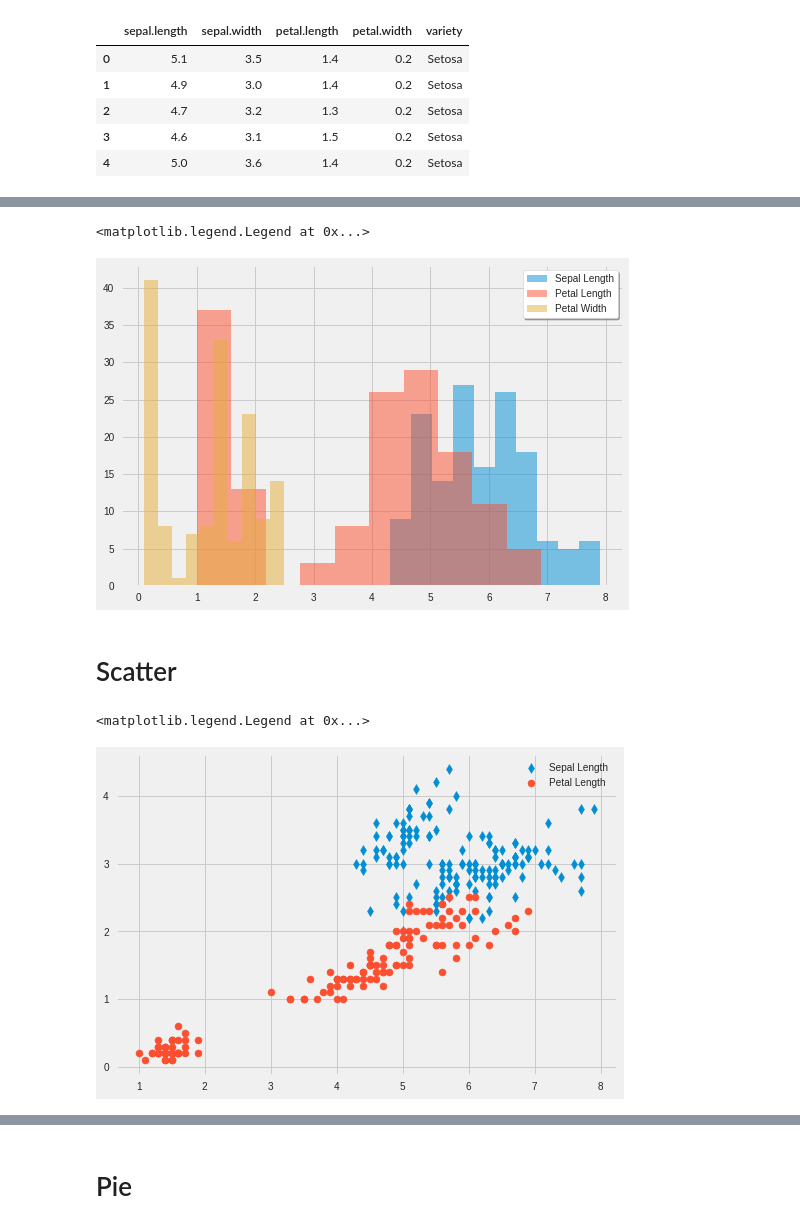
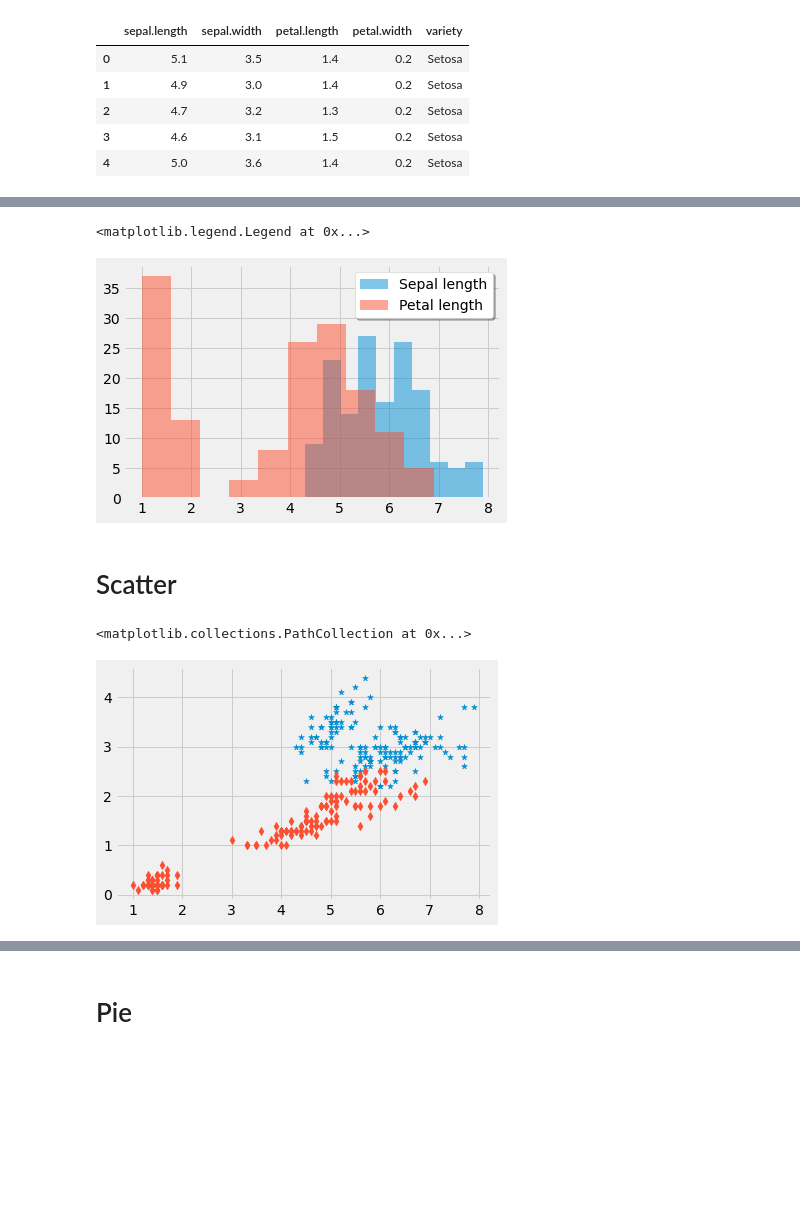
Before and after one commit to Pepcoders/Data-Science-February, a Jupyter notebook: Visualization/Matplotlib_2.ipynb, the cells around one changed output, grey strips where cells are left out. Saved outputs shown, nothing was run; the diff lists cells and outputs as text; code cells hidden in the pictures; blank space fills up the shorter version.

Commit message:
Matplotlib - 2

```diff
--- a/Visualization/Matplotlib_2.ipynb
+++ b/Visualization/Matplotlib_2.ipynb
@@ -118,5 +2,0 @@ plt.plot(x, y)
-# %%
-plt.figure(figsize = (12, 4))
-plt.style.use("seaborn")
-plt.plot(x, y)
-plt.show()
@@ -226,17 +92,15 @@ Name: sepal.length, Length: 150, dtype: float64
 # %%
-plt.hist(df["sepal.length"], alpha = 0.5, label = "Sepal Length")
-plt.hist(df["petal.length"], alpha = 0.5, label = "Petal Length")
-plt.hist(df["petal.width"], alpha = 0.5, label = "Petal Width")
-plt.legend(frameon = True, facecolor = "white", shadow = True)
+plt.hist(df["sepal.length"], alpha = 0.5, label = "Sepal length")
+plt.hist(df["petal.length"], alpha = 0.5, label = "Petal length")
+plt.legend(shadow = True, facecolor = "white", frameon = True)
 # %% [output]
 <matplotlib.legend.Legend at 0x...>
-[figure, old version]
+[figure, new version]
 # %% [markdown]
 # Scatter
 # %%
-plt.scatter(df["sepal.length"], df["sepal.width"], marker = 'd', label = "Sepal Length")
-plt.scatter(df["petal.length"], df["petal.width"], marker = 'o', label = "Petal Length")
-plt.legend()
+plt.scatter(df["sepal.length"], df["sepal.width"], marker = "*")
+plt.scatter(df["petal.length"], df["petal.width"], marker = "d")
 # %% [output]
-<matplotlib.legend.Legend at 0x...>
+<matplotlib.collections.PathCollection at 0x...>
-[figure, old version]
+[figure, new version]
```
Also changed, not shown: parts of 38 cells of this notebook.
